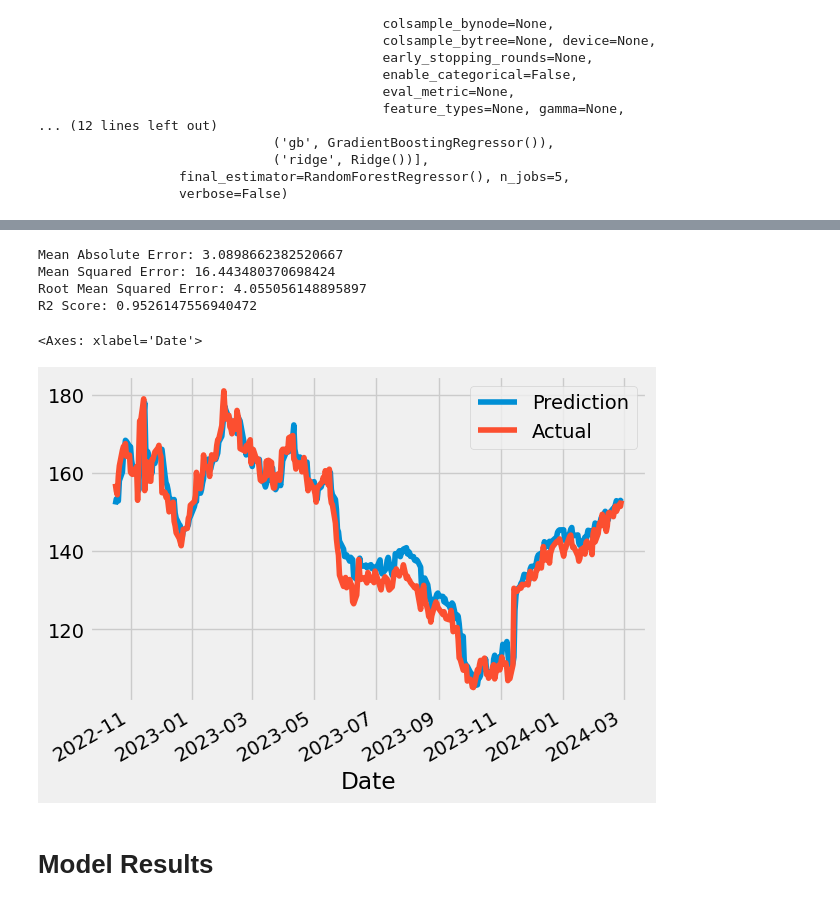
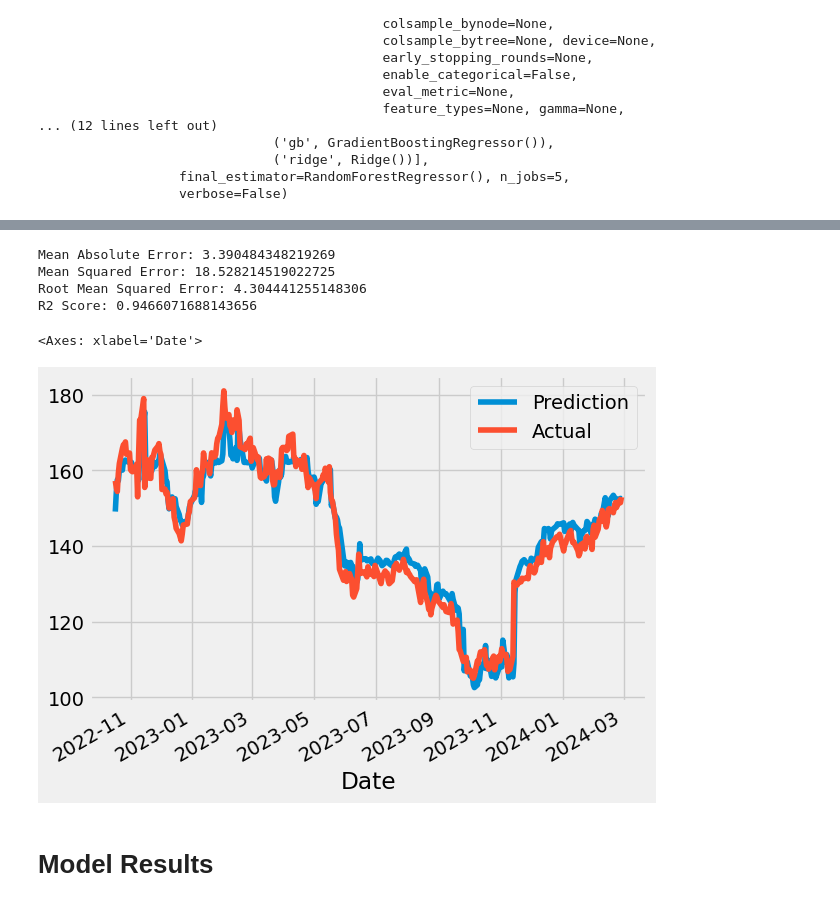
Before and after one commit to TDanner7/Stock_Price_Modeling, a Jupyter notebook: stock_price_tech.ipynb, the cells around one changed output, grey strips where cells are left out. Drawn from its saved outputs; the diff is of its cells as text; code cells hidden in the pictures.

```diff
--- a/stock_price_tech.ipynb
+++ b/stock_price_tech.ipynb
@@ -698,6 +697,6 @@ R2 Score: 0.9978355186276741
 # %%
 # # Testing Data
-prediction_vc_test=stacked_predict(stacking_regressor,X_test_scaled,y_test)
+prediction_vc_test=stacked_predict(vc_regressor,X_test_scaled,y_test)
 print('Mean Absolute Error:', prediction_vc_test[0])
 print('Mean Squared Error:', prediction_vc_test[1])
 print('Root Mean Squared Error:', prediction_vc_test[2])
@@ -705,17 +704,17 @@ print('R2 Score:', prediction_vc_test[3])
 vc_r2_testing= round((prediction_vc_test[3]),4)
 vc_mse_testing=round((prediction_vc_test[1]),4)
 # %% [output]
-Mean Absolute Error: 3.0898662382520667
-Mean Squared Error: 16.443480370698424
-Root Mean Squared Error: 4.055056148895897
-R2 Score: 0.9526147556940472
+Mean Absolute Error: 3.390484348219269
+Mean Squared Error: 18.528214519022725
+Root Mean Squared Error: 4.304441255148306
+R2 Score: 0.9466071688143656
 # %%
 # Displaying the Results
-df_vc=pd.DataFrame({"Prediction": prediction_stacked_test[4], "Actual": y_test})
+df_vc=pd.DataFrame({"Prediction": prediction_vc_test[4], "Actual": y_test})
 df_vc.plot()
 # %% [output]
 <Axes: xlabel='Date'>
-[figure, old version]
+[figure, new version]
 # %% [markdown]
 # Model Results
 # %% [markdown]
```
Also changed, not shown: parts of 29 cells of this notebook.
